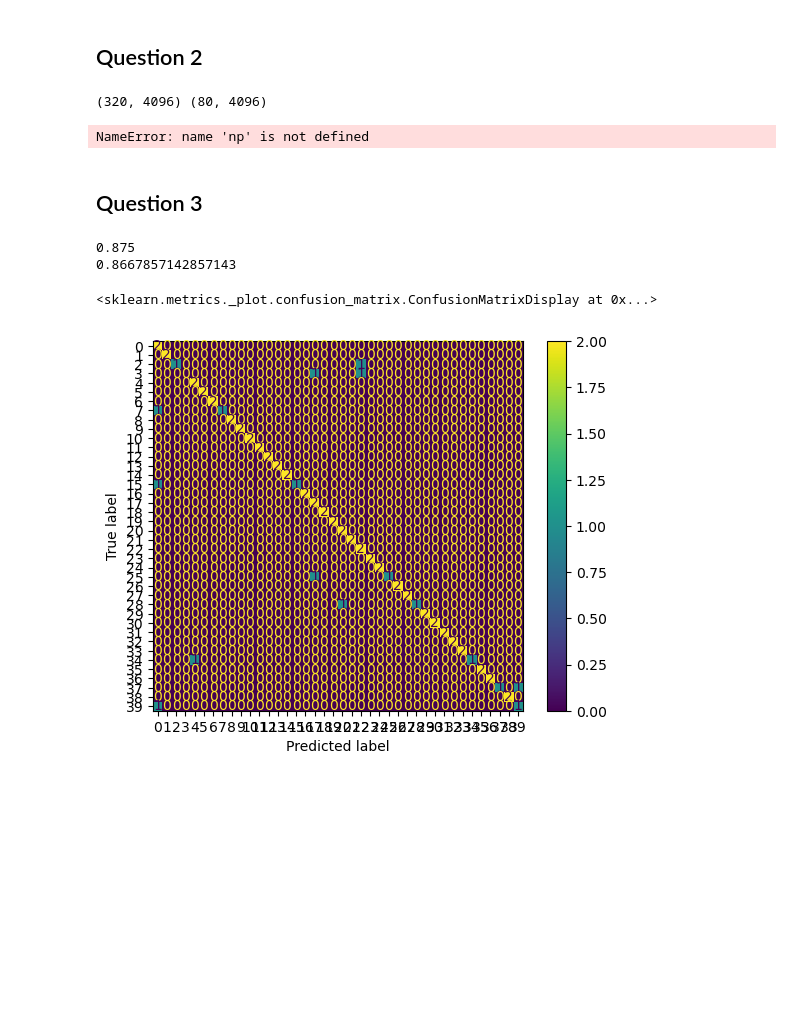
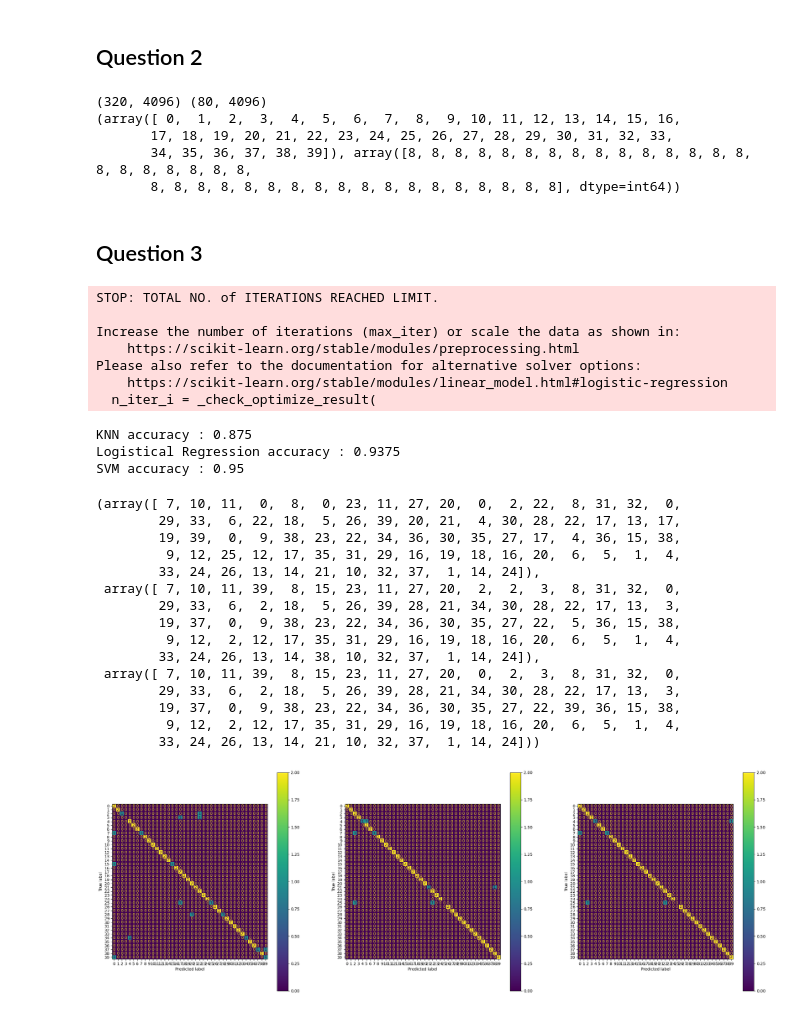
Before and after one commit to Raynobrak/heigvd-labos-pcd, a Jupyter notebook: labo4/plot_eigenfaces.ipynb, the cells around one changed output. Saved outputs shown, nothing was run; the diff lists cells and outputs as text; code cells hidden in the pictures; blank space fills up the shorter version.

Commit message:
continue lab

```diff
--- a/labo4/plot_eigenfaces.ipynb
+++ b/labo4/plot_eigenfaces.ipynb
@@ -49,36 +49,19 @@ img.imshow(faces.images[0], cmap='magma')
 # %%
 from sklearn.model_selection import train_test_split
 
-X_train, X_test, y_train, y_test = train_test_split(faces.data,
+x_train, x_validation, y_train, y_validation = train_test_split(faces.data,
         faces.target, random_state=0,stratify=faces.target, train_size=0.8)
 
 # On a bien 80% du dataset en train et le reste en test
-print(X_train.shape, X_test.shape)
+print(x_train.shape, x_validation.shape)
 
 # On a bien 80% des 10 éléments (donc 8) pour chaque classe (visage)
 print(np.unique(np.sort(y_train), return_counts=True))
 # %% [output]
 (320, 4096) (80, 4096)
+(array([ 0,  1,  2,  3,  4,  5,  6,  7,  8,  9, 10, 11, 12, 13, 14, 15, 16,
+       17, 18, 19, 20, 21, 22, 23, 24, 25, 26, 27, 28, 29, 30, 31, 32, 33,
+       34, 35, 36, 37, 38, 39]), array([8, 8, 8, 8, 8, 8, 8, 8, 8, 8, 8, 8, 8, 8, 8, 8, 8, 8, 8, 8, 8, 8,
+       8, 8, 8, 8, 8, 8, 8, 8, 8, 8, 8, 8, 8, 8, 8, 8, 8, 8], dtype=int64))
-NameError: name 'np' is not defined
 # %% [markdown]
 ## Question 3
-# %%
-from sklearn.neighbors import KNeighborsClassifier
-from sklearn.metrics import accuracy_score
-from sklearn.metrics import f1_score
-from sklearn.metrics import ConfusionMatrixDisplay
-
-clf = KNeighborsClassifier(n_neighbors=5)
-clf.fit(X_train, y_train)
-prediction = clf.predict(X_test)
-print(accuracy_score(y_test, prediction))
-print(f1_score(y_test, prediction, average="macro"))
-
-ConfusionMatrixDisplay.from_predictions(y_test, prediction)
-
-## TODO : CONTINUER LA PROCHAINE FOIS :)))))))))))))))
-# %% [output]
-0.875
-0.8667857142857143
-<sklearn.metrics._plot.confusion_matrix.ConfusionMatrixDisplay at 0x...>
-[figure, removed]
@@ -85,3 +93,53 @@ ConfusionMatrixDisplay.from_predictions(y_test, prediction)
+# %%
+
+def run_train_experiment(train_data, train_expected, test_data, test_expected, show_confusion_matrices=False):
+    knn_pred = knn_train(train_data, train_expected).predict(test_data)
+    lr_pred = log_regr_train(train_data, train_expected).predict(test_data)
+    svm_pred = svm_train(train_data, train_expected).predict(test_data)
+
+    # accuracy de chacun des modèles (knn, logistique, svm)
+
+    if show_confusion_matrices:
+        print("KNN accuracy :", accuracy_score(test_expected, knn_pred))
+        print("Logistical Regression accuracy :", accuracy_score(test_expected, lr_pred))
+        print("SVM accuracy :", accuracy_score(test_expected, svm_pred))
+
+    if show_confusion_matrices:
+        fig, axes = plt.subplots(1, 3, figsize=(30, 10))
+        ConfusionMatrixDisplay.from_predictions(test_expected, knn_pred, ax=axes[0])
+        ConfusionMatrixDisplay.from_predictions(test_expected, lr_pred, ax=axes[1])
+        ConfusionMatrixDisplay.from_predictions(test_expected, svm_pred, ax=axes[2])
+
+    return knn_pred, lr_pred, svm_pred
+# %%
+run_train_experiment(x_train, y_train, x_validation, y_validation, show_confusion_matrices=True)
+# %% [output]
+STOP: TOTAL NO. of ITERATIONS REACHED LIMIT.
+
+Increase the number of iterations (max_iter) or scale the data as shown in:
+    https://scikit-learn.org/stable/modules/preprocessing.html
+Please also refer to the documentation for alternative solver options:
+    https://scikit-learn.org/stable/modules/linear_model.html#logistic-regression
+  n_iter_i = _check_optimize_result(
+KNN accuracy : 0.875
+Logistical Regression accuracy : 0.9375
+SVM accuracy : 0.95
+(array([ 7, 10, 11,  0,  8,  0, 23, 11, 27, 20,  0,  2, 22,  8, 31, 32,  0,
+        29, 33,  6, 22, 18,  5, 26, 39, 20, 21,  4, 30, 28, 22, 17, 13, 17,
+        19, 39,  0,  9, 38, 23, 22, 34, 36, 30, 35, 27, 17,  4, 36, 15, 38,
+         9, 12, 25, 12, 17, 35, 31, 29, 16, 19, 18, 16, 20,  6,  5,  1,  4,
+        33, 24, 26, 13, 14, 21, 10, 32, 37,  1, 14, 24]),
+ array([ 7, 10, 11, 39,  8, 15, 23, 11, 27, 20,  2,  2,  3,  8, 31, 32,  0,
+        29, 33,  6,  2, 18,  5, 26, 39, 28, 21, 34, 30, 28, 22, 17, 13,  3,
+        19, 37,  0,  9, 38, 23, 22, 34, 36, 30, 35, 27, 22,  5, 36, 15, 38,
+         9, 12,  2, 12, 17, 35, 31, 29, 16, 19, 18, 16, 20,  6,  5,  1,  4,
+        33, 24, 26, 13, 14, 38, 10, 32, 37,  1, 14, 24]),
+ array([ 7, 10, 11, 39,  8, 15, 23, 11, 27, 20,  0,  2,  3,  8, 31, 32,  0,
+        29, 33,  6,  2, 18,  5, 26, 39, 28, 21, 34, 30, 28, 22, 17, 13,  3,
+        19, 37,  0,  9, 38, 23, 22, 34, 36, 30, 35, 27, 22, 39, 36, 15, 38,
+         9, 12,  2, 12, 17, 35, 31, 29, 16, 19, 18, 16, 20,  6,  5,  1,  4,
+        33, 24, 26, 13, 14, 21, 10, 32, 37,  1, 14, 24]))
+[figure, added]
 # %%
 from sklearn import decomposition
 pca = decomposition.PCA(n_components=150, whiten=True)
```
Also changed, not shown: parts of 18 cells of this notebook.
